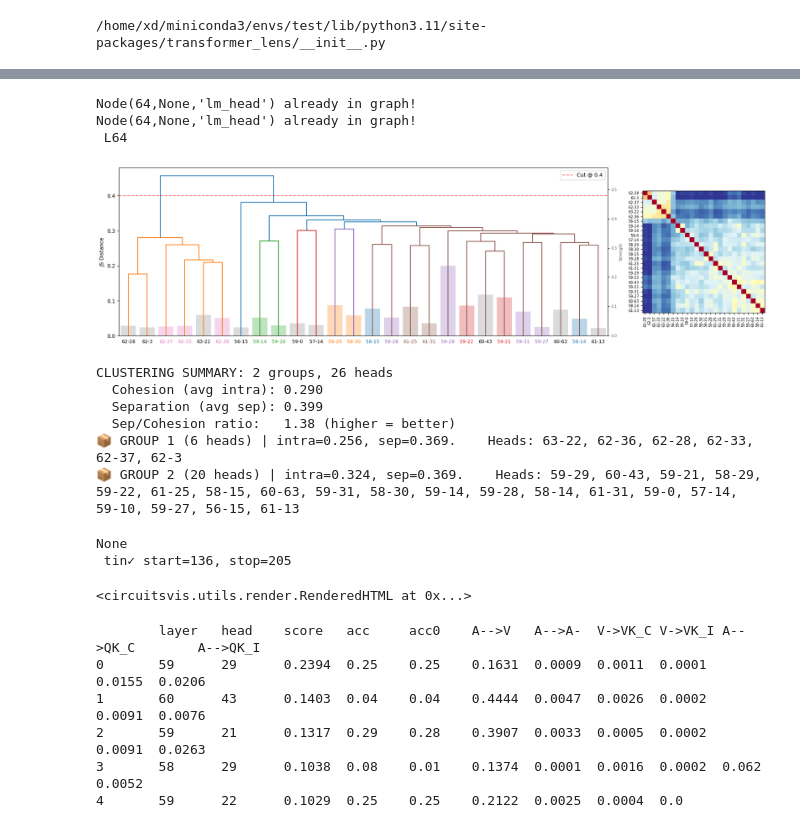
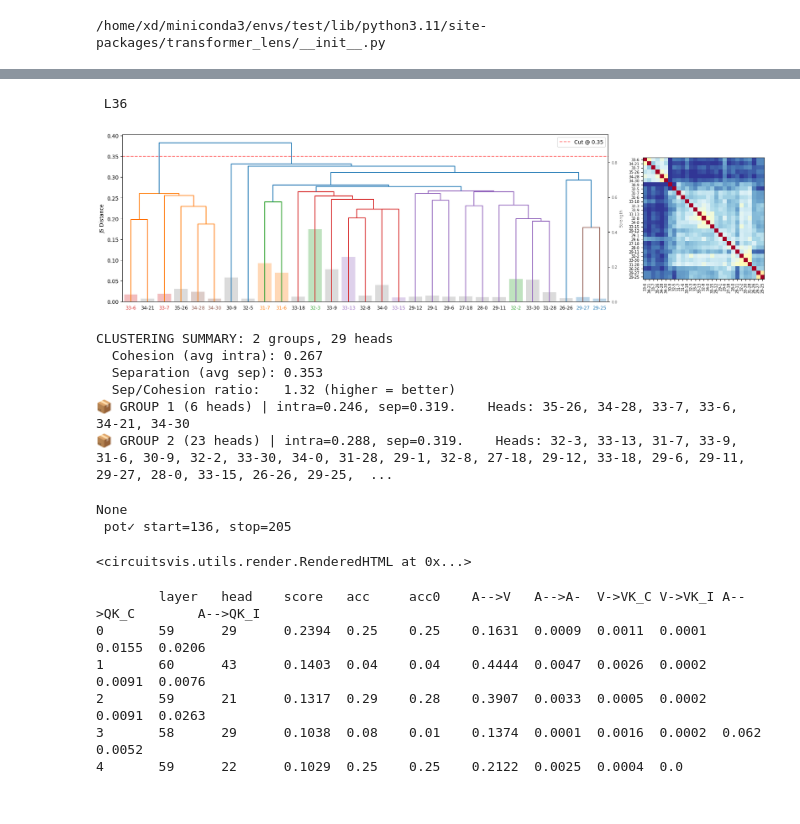
Before and after one commit to po13on/BTOM-Transformerlens, a Jupyter notebook: test.ipynb, the cells around one changed output, grey strips where cells are left out. Saved outputs shown, nothing was run; the diff lists cells and outputs as text; code cells hidden in the pictures.

```diff
--- a/test.ipynb
+++ b/test.ipynb
@@ -61,7 +61,7 @@ bnbconfig = BitsAndBytesConfig(
 # %%
 # 加载 HF 基座模型（后续可用于与 TL 模型结果对齐）
 device = 'cuda:0'
-model_name = "Qwen/Qwen3-32B"
+model_name = "/data0/modelscope/qwen3/models/Qwen/Qwen3-8B"
 model_base = AutoModelForCausalLM.from_pretrained(model_name,
     # device_map="cpu",
     attn_implementation="eager",
@@ -72,7 +72,8 @@ model_base = AutoModelForCausalLM.from_pretrained(model_name,
     torch_dtype=torch.float16,
     local_files_only=True,
     trust_remote_code=True,
-    cache_dir="/data0/hushengchun/transformers",
+    # cache_dir="/data0/hushengchun/transformers",
+    # proxies = {'http': '192.168.53.250:10801', 'https': '192.168.53.250:10801'},
 )
 # tokenizer 绑定到模型对象，便于后续统一调用
 tokenizer = AutoTokenizer.from_pretrained(model_name)
@@ -96,6 +97,8 @@ import gc
 /home/xd/miniconda3/envs/test/lib/python3.11/site-packages/transformer_lens/__init__.py
 # %%
 # 将同一 HF 权重加载成 TransformerLens 结构，方便做可解释性分析
+from pathlib import Path
+model_name = "/".join(Path(model_name).parts[-2:])
 model = HookedTransformer.from_pretrained(model_name,
     hf_model=model_base,
     use_split_qkv_attention=False,
@@ -159,7 +162,7 @@ api_models = [
 ]
 
 # 读取 Hi-ToM 数据，并把 index 字段还原成 Python 结构
-hi_tom_path = '/home/hushengchun/project/BARC-transformerlens/data_uniform/Hi_ToM_order_1.csv'
+hi_tom_path = '/home/hushengchun/project/BTOM-transformerlens/data_uniform/Hi_ToM_order_1.csv'
 df_tom = pd.read_csv(hi_tom_path)
 df_tom['index'] = df_tom['index'].apply(ast.literal_eval)
 
@@ -192,6 +195,10 @@ for i, row in df_tom.iterrows():
             n_tokens=answer_idx,
             index_map=index_map,
         ))
+
+answer_heads = [(51, 6),(53, 51), (55, 22), (59, 21)]
+character_heads = [(47, 61), (51, 40)]
+k_heads= [(46, 0)]
 # %%
 # run_with_cache 仅保存后续归因所需的关键 hook
 names_filter = [
@@ -287,28 +294,26 @@ for n in nodes: graph.add_node(n)
 selected_model = model_base if 'model_base' in globals() and model_base is not None else model
 root = tnode = add_tnode(_results, selected_model, nodes); print_tree(root)
 # %% [output]
-Node(64,None,'lm_head') already in graph!
-Node(64,None,'lm_head') already in graph!
- L64
+ L36
 # %%
 # 对当前层归因结果做 head 聚类，并计算簇内/簇间指标
 d = tnode.data
-d.groups, d.metrics, _, _ = cluster_heads(d.attn_attrs_ds, threshold=0.4, strengths=d.top_heads, model_config=selected_model.cfg,
+d.groups, d.metrics, _, _ = cluster_heads(d.attn_attrs_ds, threshold=0.35, strengths=d.top_heads, model_config=selected_model.cfg,
     figsize=(18, 5), width_ratios=(4, 1), bar_height=0.5, leaf_font_size=9)
 # %% [output]
-[figure, old version]
+[figure, new version]
-CLUSTERING SUMMARY: 2 groups, 26 heads
-  Cohesion (avg intra): 0.290
-  Separation (avg sep): 0.399
-  Sep/Cohesion ratio:   1.38 (higher = better)
-📦 GROUP 1 (6 heads) | intra=0.256, sep=0.369.    Heads: 63-22, 62-36, 62-28, 62-33, 62-37, 62-3
-📦 GROUP 2 (20 heads) | intra=0.324, sep=0.369.    Heads: 59-29, 60-43, 59-21, 58-29, 59-22, 61-25, 58-15, 60-63, 59-31, 58-30, 59-14, 59-28, 58-14, 61-31, 59-0, 57-14, 59-10, 59-27, 56-15, 61-13
+CLUSTERING SUMMARY: 2 groups, 29 heads
+  Cohesion (avg intra): 0.267
+  Separation (avg sep): 0.353
+  Sep/Cohesion ratio:   1.32 (higher = better)
+📦 GROUP 1 (6 heads) | intra=0.246, sep=0.319.    Heads: 35-26, 34-28, 33-7, 33-6, 34-21, 34-30
+📦 GROUP 2 (23 heads) | intra=0.288, sep=0.319.    Heads: 32-3, 33-13, 31-7, 33-9, 31-6, 30-9, 32-2, 33-30, 34-0, 31-28, 29-1, 32-8, 27-18, 29-12, 33-18, 29-6, 29-11, 29-27, 28-0, 33-15, 26-26, 29-25,  ...
 # %%
 # 指定 head 可视化其注意力
-colored_tokens_multi(*show_attn(random.choice(_results), selected_model, 51, 1, downstreams=tnode.data.nodes, start=_results[0].index_map[0]['start']))#, start=100))
+colored_tokens_multi(*show_attn(random.choice(_results), selected_model, 63, 22, downstreams=tnode.data.nodes, start=_results[0].index_map[0]['start']))#, start=100))
 # %% [output]
 None
- tin✓ start=136, stop=205
+ pot✓ start=136, stop=205
 <circuitsvis.utils.render.RenderedHTML at 0x...>
 # %%
 # 汇总每个 top head 的分数、准确率与多种 pattern 匹配得分
```
Also changed, not shown: parts of 23 cells of this notebook, 3 other files.
